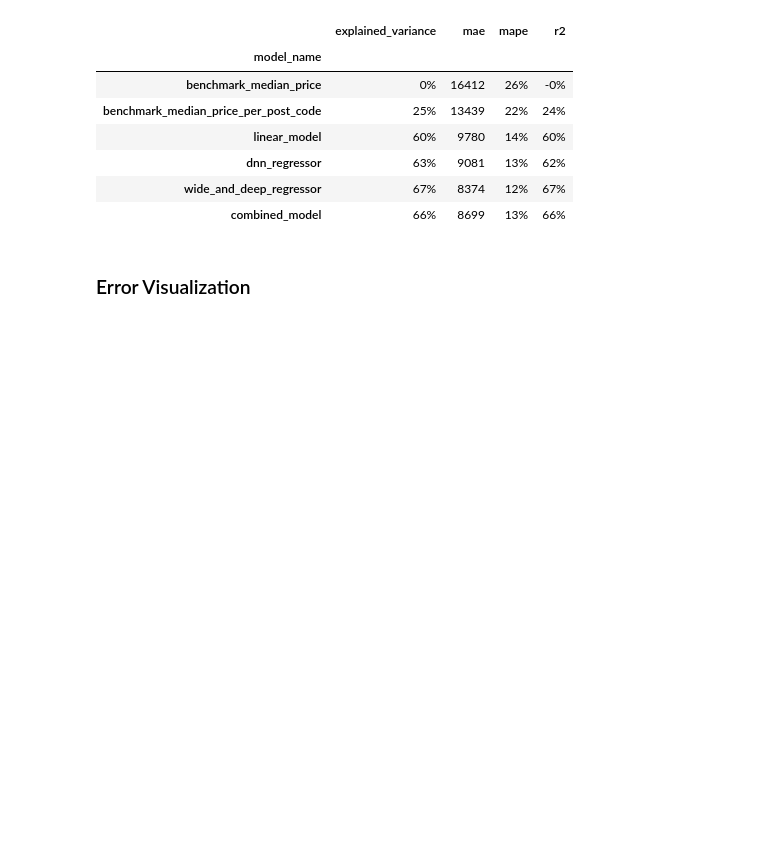
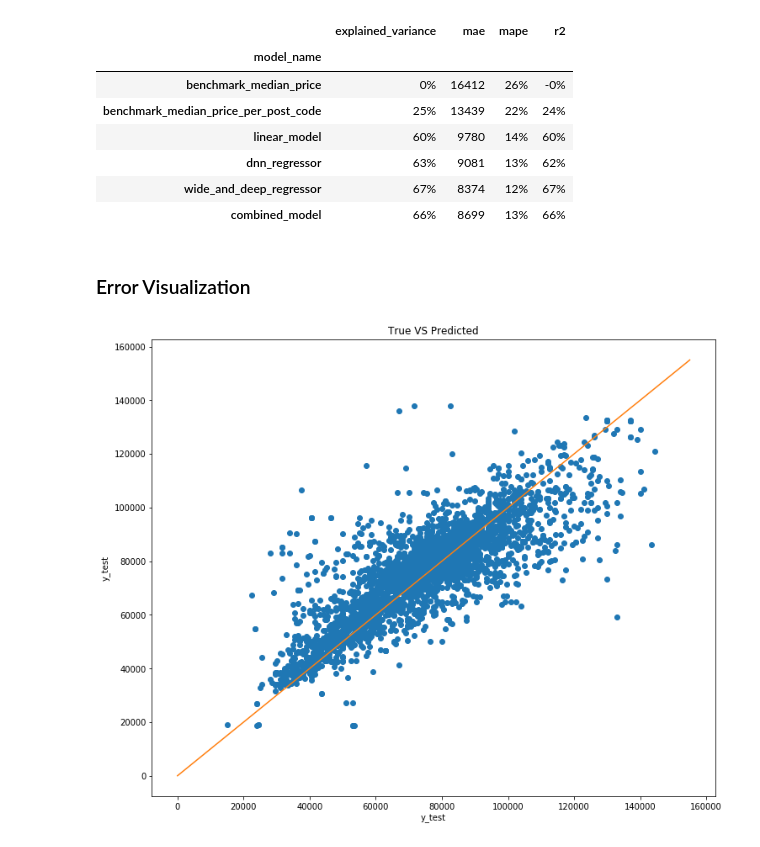
Before and after one commit to rossrco/model_house_price, a Jupyter notebook: model_prototypes.ipynb, the cells around one changed output. Cells and saved outputs as stored; diff of their text form; code cells hidden in the pictures; blank space fills up the shorter version.

Commit message:
add error visualizations

```diff
--- a/model_prototypes.ipynb
+++ b/model_prototypes.ipynb
@@ -492,3 +493,17 @@ results.set_index('model_name').drop('model', axis=1).style.format(style_format)
 ### Error Visualization
 # %%
 best_model = results.loc[results.mae==results.mae.min(), 'model'].values[0]
+# %%
+y_pred = best_model.predict(ds_test)[:, 0]
+# %%
+fig = plt.figure(figsize=(12, 10))
+
+plt.scatter(y_test, y_pred)
+plt.xlabel('y_test')
+plt.ylabel('y_test')
+_ = plt.plot([0, outlier_cutoff+1e4], [0, outlier_cutoff+1e4], color='tab:orange')
+
+plt.title('True VS Predicted')
+plt.show()
+# %% [output]
+[figure, added]
```
Also changed, not shown: parts of 2 cells of this notebook.
